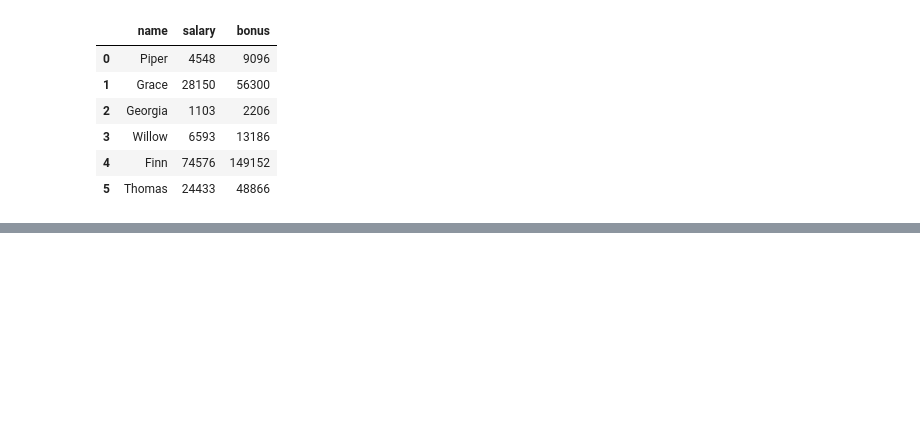
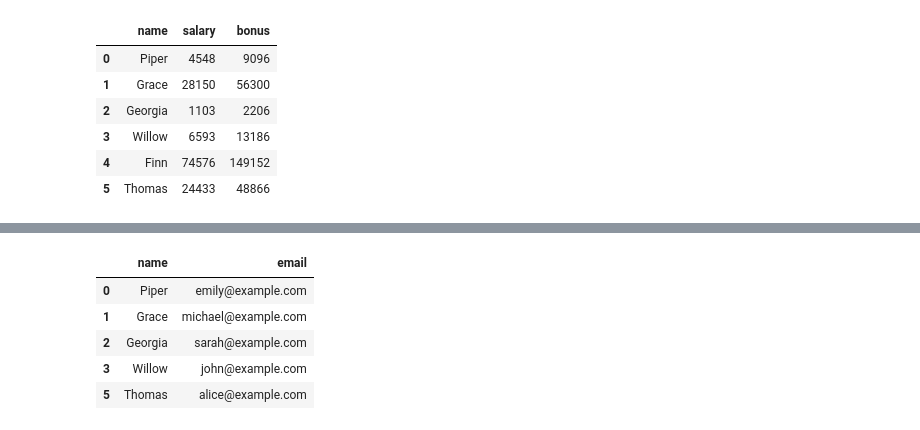
Before and after one commit to Abhi951197/Basic_Pandas, a Jupyter notebook: Q's15.ipynb, the cells around one changed output, grey strips where cells are left out. Cells and saved outputs as stored; diff of their text form; code cells hidden in the pictures; blank space fills up the shorter version.

```diff
--- a/Q's15.ipynb
+++ b/Q's15.ipynb
@@ -137,0 +142,17 @@ createBonusColumn(employees)
+# %%
+import pandas as pd
+data = {
+    'name': ['Piper', 'Grace', 'Georgia', 'Willow', 'Finn', 'Thomas'],
+    'email': ['emily@example.com ','michael@example.com','sarah@example.com' , 'john@example.com' , 'john@example.com'  ,'alice@example.com']
+}
+customers=pd.DataFrame(data)
+def dropDuplicateEmails(customers: pd.DataFrame) -> pd.DataFrame:
+    return customers.drop_duplicates('email')
+dropDuplicateEmails(customers)
+# %% [output]
+|  | name | email |
+| 0 | Piper | emily@example.com |
+| 1 | Grace | michael@example.com |
+| 2 | Georgia | sarah@example.com |
+| 3 | Willow | john@example.com |
+| 5 | Thomas | alice@example.com |
```
Also changed, not shown: parts of 2 cells of this notebook.
